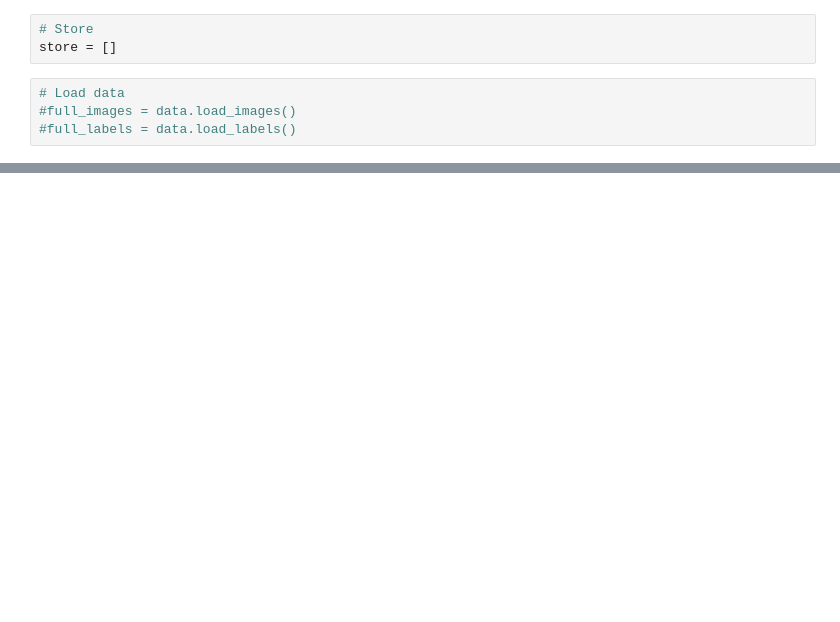
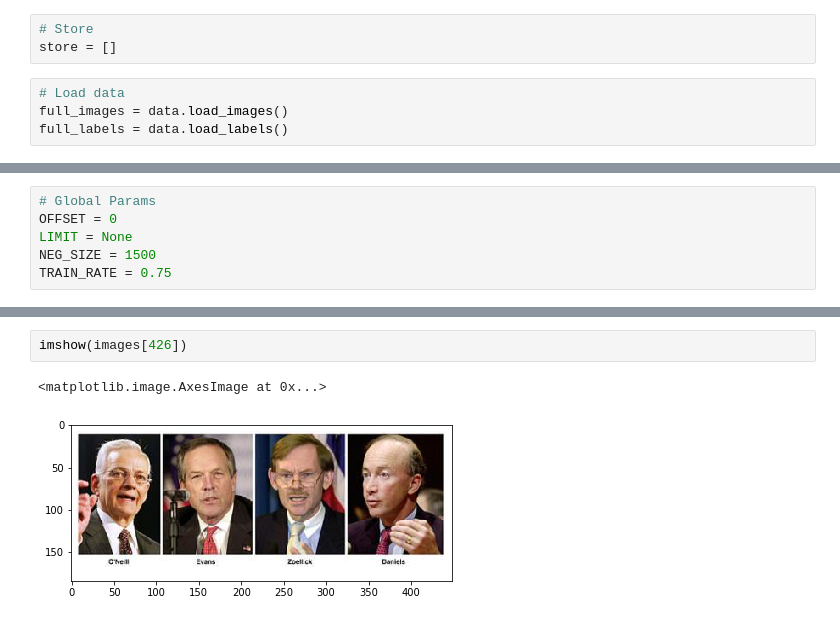
Before and after one commit to jpennors/face_detection_project, a Jupyter notebook: KISS.ipynb, the cells around one changed output, grey strips where cells are left out. Saved outputs shown, nothing was run; the diff lists cells and outputs as text; blank space fills up the shorter version.

```diff
--- a/KISS.ipynb
+++ b/KISS.ipynb
@@ -17,5 +14,5 @@ The autoreload extension is already loaded. To reload it, use:
 store = []
 # %%
 # Load data
-#full_images = data.load_images()
-#full_labels = data.load_labels()
+full_images = data.load_images()
+full_labels = data.load_labels()
@@ -45,3 +19,9 @@ VECTORIZATION_PARAMS = {
+# %%
+# Global Params
+OFFSET = 0
+LIMIT = None
+NEG_SIZE = 1500
+TRAIN_RATE = 0.75
 # %%
 # Limit if needed
 if LIMIT:
@@ -102,0 +177,5 @@ Done
+# %%
+imshow(images[426])
+# %% [output]
+<matplotlib.image.AxesImage at 0x...>
+[figure, added]
```
Also changed, not shown: parts of 12 cells of this notebook, 2 other files.
